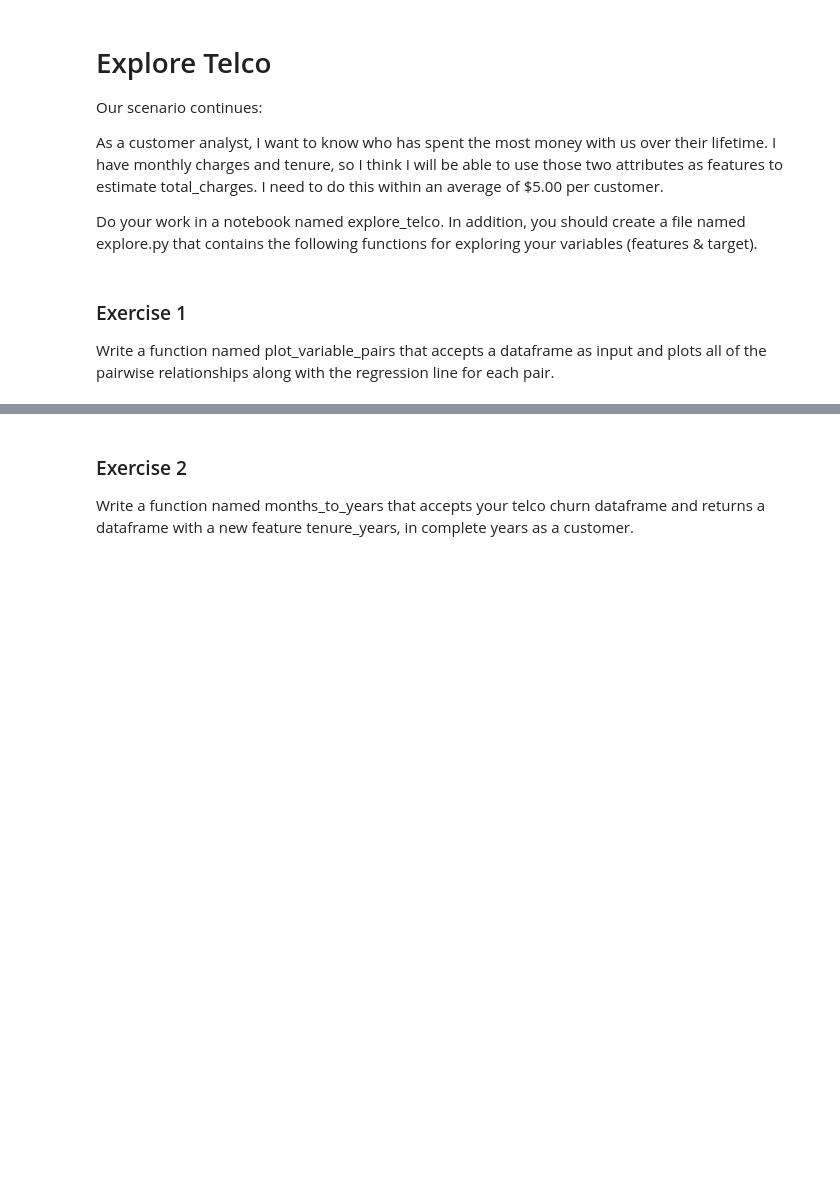
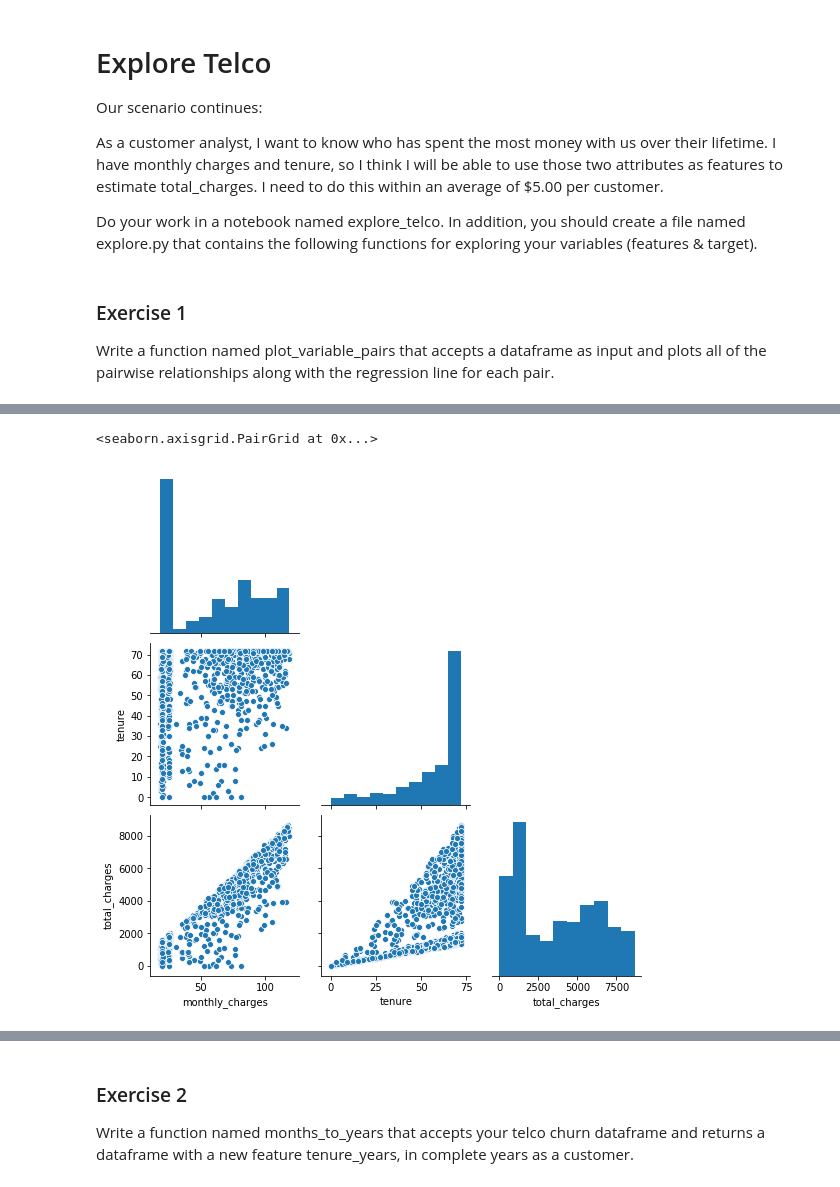
Before and after one commit to gilbert-noriega-ii/regression-exercises, a Jupyter notebook: explore_telco.ipynb, the cells around one changed output, grey strips where cells are left out. Drawn from its saved outputs; the diff is of its cells as text; code cells hidden in the pictures; blank space fills up the shorter version.

```diff
--- a/explore_telco.ipynb
+++ b/explore_telco.ipynb
@@ -9,3 +19,6 @@ Do your work in a notebook named explore_telco. In addition, you should create a
 # %% [markdown]
 ### Exercise 1
 Write a function named plot_variable_pairs that accepts a dataframe as input and plots all of the pairwise relationships along with the regression line for each pair.
+# %%
+df = wrangle_telco()
+train, validate, test = telco_split(df)
@@ -11,0 +39,5 @@ Write a function named plot_variable_pairs that accepts a dataframe as input and
+# %%
+sns.pairplot(train, corner = True)
+# %% [output]
+<seaborn.axisgrid.PairGrid at 0x...>
+[figure, added]
```
Also changed, not shown: parts of 10 cells of this notebook.
